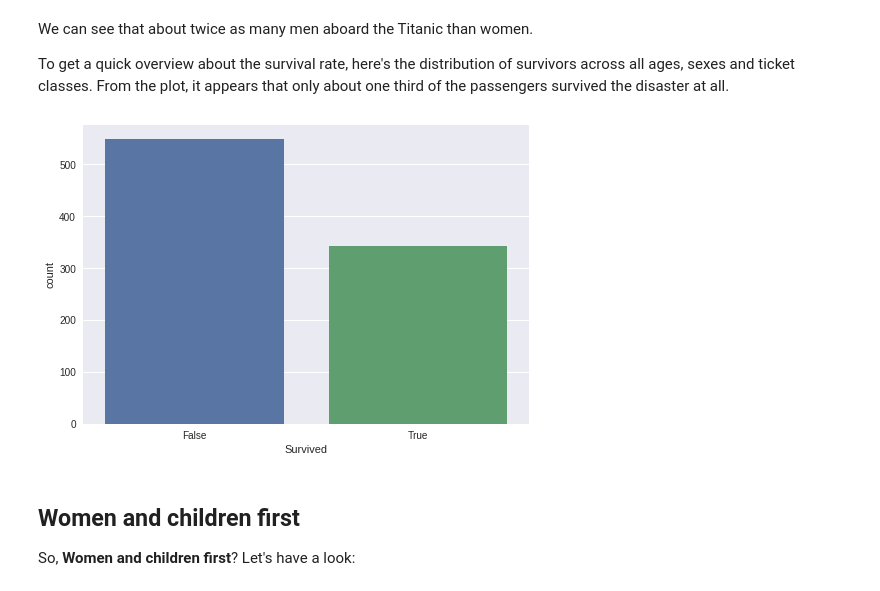
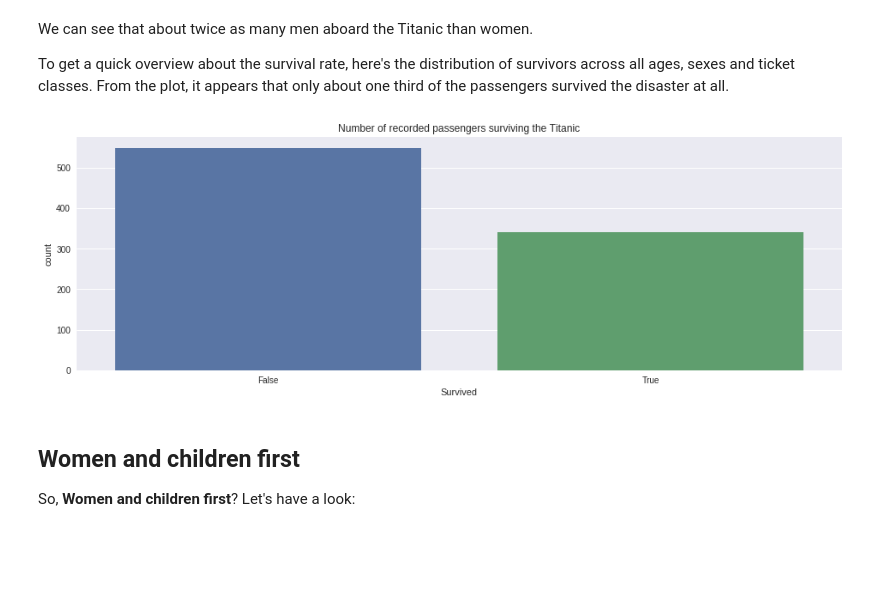
Before and after one commit to sunsided/DAND-Titanic, a Jupyter notebook: titanic.ipynb, the cells around one changed output. Saved outputs shown, nothing was run; the diff lists cells and outputs as text; code cells hidden in the pictures; blank space fills up the shorter version.

```diff
--- a/titanic.ipynb
+++ b/titanic.ipynb
@@ -603,10 +605,12 @@ sns.countplot(x='Sex', data=titanic);
 We can see that about twice as many men aboard the Titanic than women.
 
 To get a quick overview about the survival rate, here's the distribution of survivors across all ages, sexes and ticket classes. From the plot, it appears that only about one third of the passengers survived the disaster at all.
-# %%
-sns.countplot(x='Survived', data=titanic);
-# %% [output]
-[figure, removed]
+# %%
+fig, ax = plt.subplots(figsize=(16, 5))
+sns.countplot(x='Survived', data=titanic)
+plt.title('Number of recorded passengers surviving the Titanic');
+# %% [output]
+[figure, added]
 # %% [markdown]
 ## Women and children first
 
```
Also changed, not shown: parts of 21 cells of this notebook, 1 other file.
